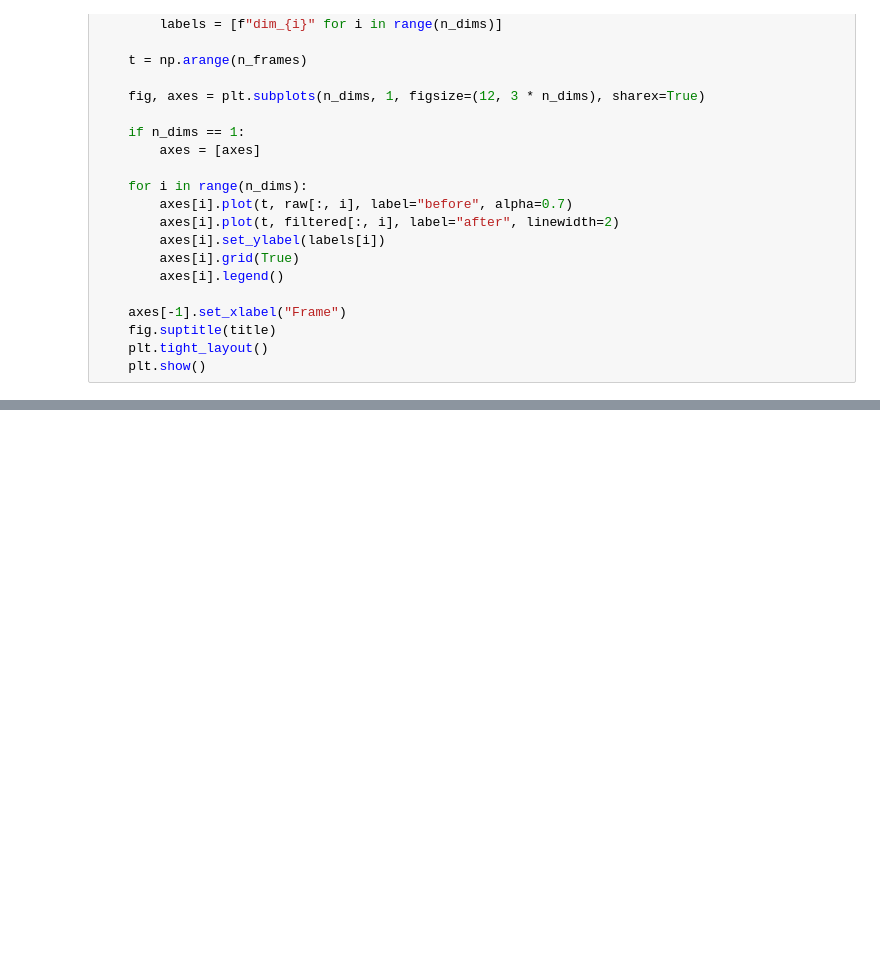
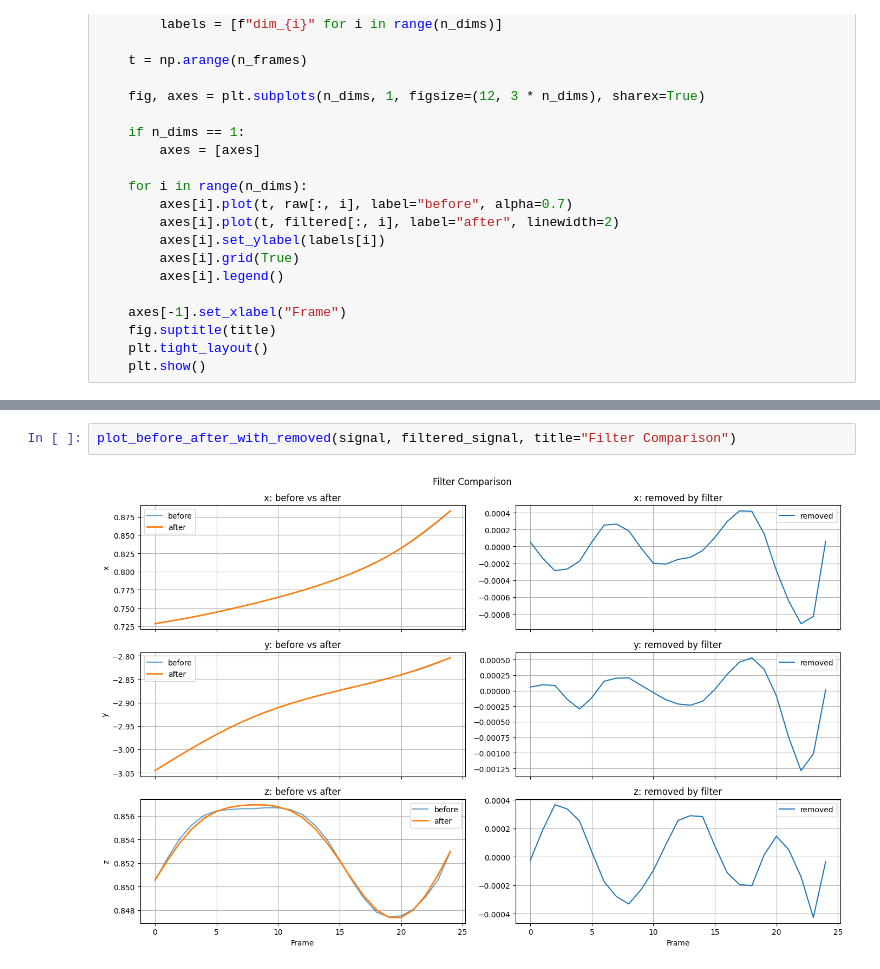
Before and after one commit to Mits10/pose-smoothness-benchmark-mlops, a Jupyter notebook: notebooks/filters_visualization.ipynb, the cells around one changed output, grey strips where cells are left out. Saved outputs shown, nothing was run; the diff lists cells and outputs as text; blank space fills up the shorter version.

```diff
--- a/notebooks/filters_visualization.ipynb
+++ b/notebooks/filters_visualization.ipynb
@@ -37,0 +115,4 @@ def plot_before_after(raw: np.ndarray, filtered: np.ndarray, title: str = "Befor
+# %%
+plot_before_after_with_removed(signal, filtered_signal, title="Filter Comparison")
+# %% [output]
+[figure, added]
```
Also changed, not shown: parts of 4 cells of this notebook, 1 other file.
